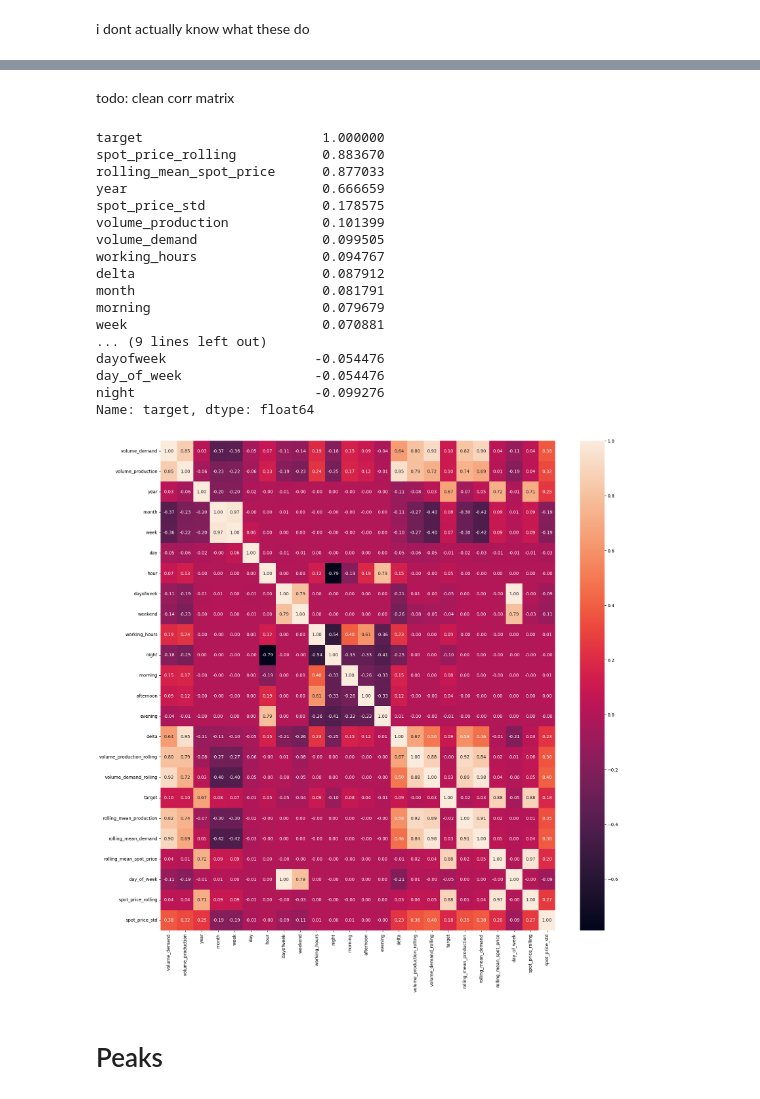
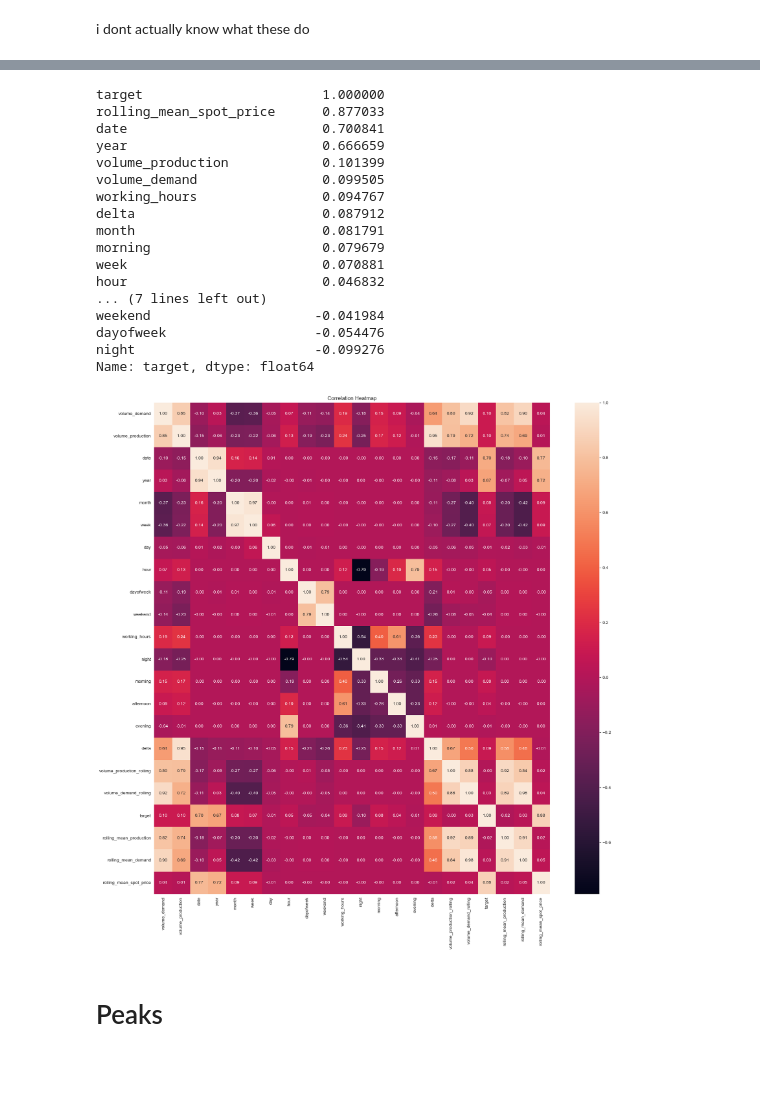
Before and after one commit to CPeti/Spot-price-prediction, a Jupyter notebook: exploration.ipynb, the cells around one changed output, grey strips where cells are left out. Cells and saved outputs as stored; diff of their text form; code cells hidden in the pictures; blank space fills up the shorter version.

```diff
--- a/exploration.ipynb
+++ b/exploration.ipynb
@@ -54,6 +60,8 @@ data['week'] = data['date'].dt.isocalendar().week
 data['day'] = data['date'].dt.day
 data['hour'] = data['date'].dt.hour
 data['dayofweek'] = data['date'].dt.dayofweek
+
+data = data.drop(columns=['datetime_utc'])
 # %%
 # additional time features
 data['weekend'] = data['dayofweek'].apply(lambda x: 1 if x > 4 else 0)
@@ -308,16 +293,14 @@ plt.show()
-# %% [markdown]
-todo: clean corr matrix
 # %%
+# TODO: clean corr matrix
 # check correlation between features and target
-data_ = data.drop(columns=['datetime_utc', 'spot_price'])
+data_ = data.drop(columns=['spot_price'])
 correlation = data_.corr()
 correlation['target'].sort_values(ascending=False)
 # %% [output]
 target                       1.000000
-spot_price_rolling           0.883670
 rolling_mean_spot_price      0.877033
+date                         0.700841
 year                         0.666659
-spot_price_std               0.178575
 volume_production            0.101399
 volume_demand                0.099505
 working_hours                0.094767
@@ -325,17 +308,19 @@ delta                        0.087912
 month                        0.081791
 morning                      0.079679
 week                         0.070881
-... (9 lines left out)
+hour                         0.046832
+... (7 lines left out)
+weekend                     -0.041984
 dayofweek                   -0.054476
-day_of_week                 -0.054476
 night                       -0.099276
 Name: target, dtype: float64
 # %%
 # correlation heatmap
 plt.figure(figsize=(20, 20))
 sns.heatmap(correlation, annot=True, fmt=".2f")
+plt.title('Correlation Heatmap')
 plt.show()
 # %% [output]
-[figure, old version]
+[figure, new version]
 # %% [markdown]
 # Peaks
```
Also changed, not shown: parts of 45 cells of this notebook.
